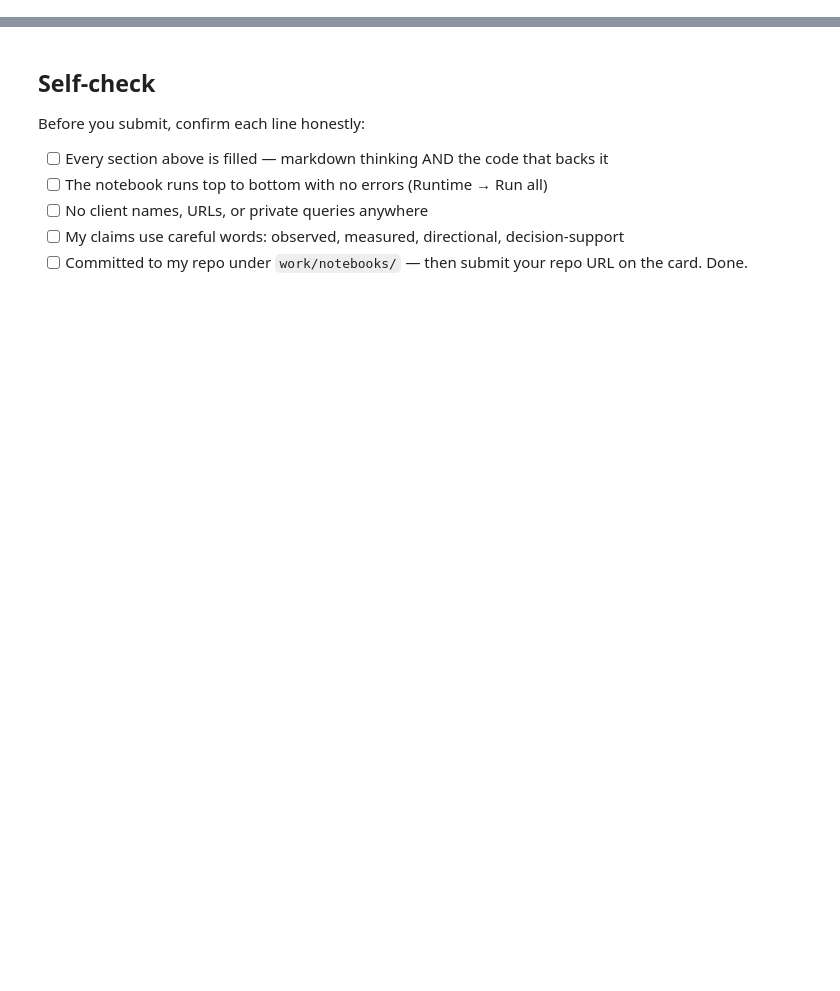
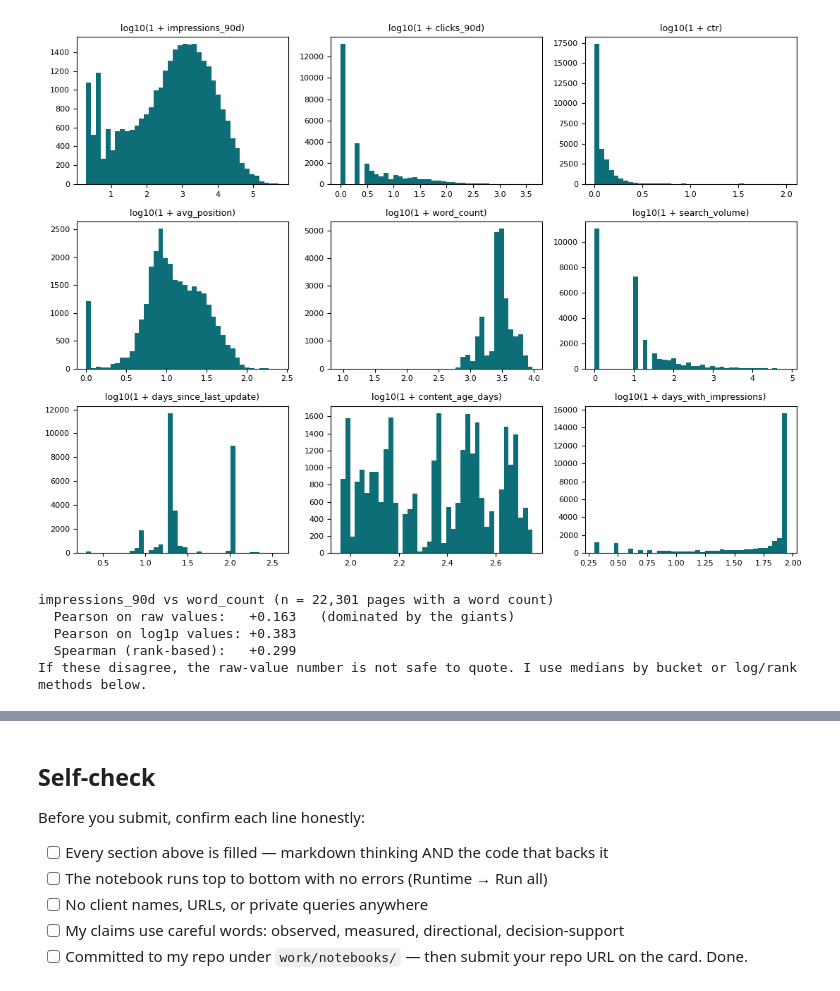
Before and after one commit to yelsebety/Yassin-Flyrank, a Jupyter notebook: work/notebooks/w04_signal_audit.ipynb, the cells around one changed output, grey strips where cells are left out. Cells and saved outputs as stored; diff of their text form; code cells hidden in the pictures; blank space fills up the shorter version.

```diff
--- a/work/notebooks/w04_signal_audit.ipynb
+++ b/work/notebooks/w04_signal_audit.ipynb
@@ -36,0 +72,26 @@ This skeleton is yours to fill. Work the sections **in order** — each one has
+# %%
+import matplotlib.pyplot as plt
+
+fig, axes = plt.subplots(3, 3, figsize=(11, 8))
+for ax, c in zip(axes.ravel(), FIELDS):
+    v = elig[c].dropna(); v = v[v >= 0]
+    ax.hist(np.log10(1 + v), bins=40, color="#0e6e78")
+    ax.set_title(f"log10(1 + {c})", fontsize=9); ax.tick_params(labelsize=8)
+for ax in axes.ravel()[len(FIELDS):]:
+    ax.axis("off")
+plt.tight_layout(); plt.show()
+
+pair = elig[["impressions_90d", "word_count"]].dropna()
+pair = pair[pair["word_count"] > 0]
+print(f"impressions_90d vs word_count (n = {len(pair):,} pages with a word count)")
+print(f"  Pearson on raw values:   {pair['impressions_90d'].corr(pair['word_count']):+.3f}   (dominated by the giants)")
+print(f"  Pearson on log1p values: {np.log1p(pair['impressions_90d']).corr(np.log1p(pair['word_count'])):+.3f}")
+print(f"  Spearman (rank-based):   {pair['impressions_90d'].corr(pair['word_count'], method='spearman'):+.3f}")
+print("If these disagree, the raw-value number is not safe to quote. I use medians by bucket or log/rank methods below.")
+# %% [output]
+[figure, added]
+impressions_90d vs word_count (n = 22,301 pages with a word count)
+  Pearson on raw values:   +0.163   (dominated by the giants)
+  Pearson on log1p values: +0.383
+  Spearman (rank-based):   +0.299
+If these disagree, the raw-value number is not safe to quote. I use medians by bucket or log/rank methods below.
```
Also changed, not shown: parts of 17 cells of this notebook.
